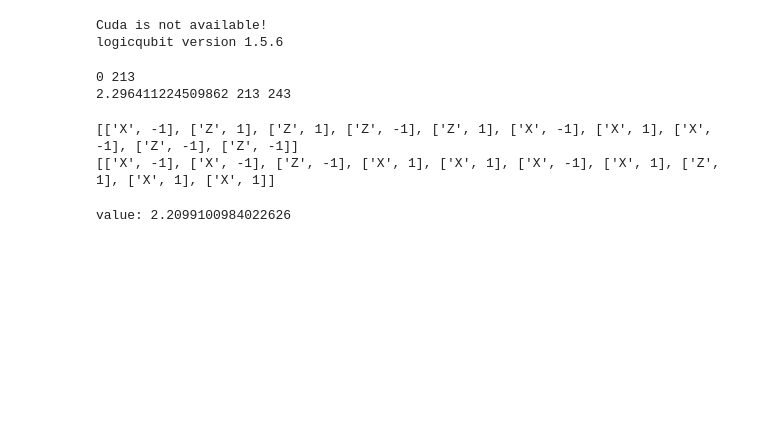
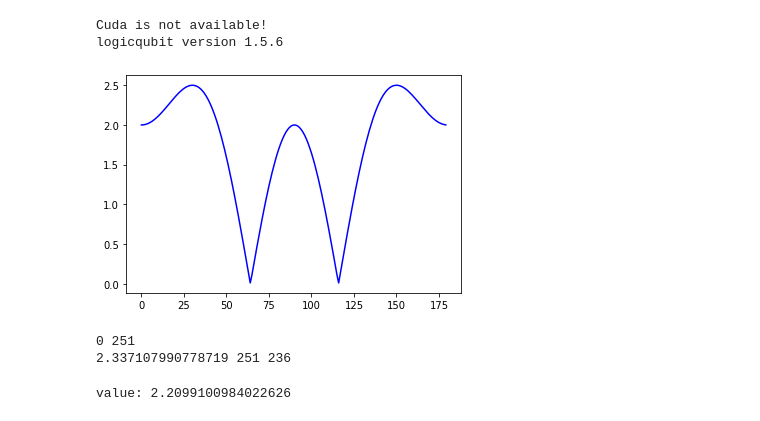
Before and after one commit to clnrp/logicqubit-algorithms, a Jupyter notebook: E91_ry.ipynb, the cells around one changed output. Drawn from its saved outputs; the diff is of its cells as text; code cells hidden in the pictures; blank space fills up the shorter version.

Commit message:
fix Bob rotation, and add angle

```diff
--- a/E91_ry.ipynb
+++ b/E91_ry.ipynb
@@ -5,6 +5,53 @@ import matplotlib.pyplot as plt
 # %% [output]
 Cuda is not available!
 logicqubit version 1.5.6
+# %%
+def measurement(type_A, type_B, angle):
+    logicQuBit = LogicQuBit(2)
+
+    gates = Gates()
+    ZZ = gates.Z().kron(gates.Z())
+
+    angle = angle*pi/180
+
+    A = Qubit()
+    B = Qubit()
+
+    # generate entangled state |01>+|10>
+    A.H()
+    B.CNOT(A)
+    B.X()
+    #B.Z()
+
+    # Alice choose the measurement
+    if 'X' in type_A:
+        A.RY(2*angle)
+
+    # Bob choose the measurement
+    if 'X' in type_B:
+        B.RY(2*angle)
+
+    psi = logicQuBit.getPsi()
+    value = (psi.adjoint()*ZZ*psi).get()[0]
+
+    return value
+
+step = 1
+angles = np.arange(0, 180, step)
+result = []
+for angle in angles:
+    zz = measurement('Z','Z', angle)
+    xz = measurement('X','Z', angle)
+    zx = measurement('Z','X', angle)
+    xx = measurement('X','X', angle)
+    inequality = zz + xz + zx - xx
+    inequality = sqrt(inequality.real * inequality.real)
+    result.append(inequality)
+
+plt.plot(angles, result, color='blue')
+plt.show()
+# %% [output]
+[figure, added]
 # %%
 # |<C>| = |<z.z> + <x.z> + <z.x> - <x.x>| <= 2
 def bell_inequality(A, B):
@@ -53,7 +100,7 @@ def measurements(eva=False, attempts=10, angle = 45):
 
         # Alice choose the measurement
         measure_type_A = random.choice(['Z', 'X'])
-        if 'X' in measure_type_A:
+        if 'X' == measure_type_A:
             A.RY(2*angle)
             #A.H()
 
@@ -64,14 +111,14 @@ def measurements(eva=False, attempts=10, angle = 45):
         # Eva performs the measurement
         if eva:
             measure_type_E = random.choice(['Z', 'X'])
-            if 'X' in measure_type_E:
+            if 'X' == measure_type_E:
                 B.RY(2*angle)
                 #B.H()
             m_E = logicQuBit.Measure_One(B)[0]
 
         # Bob choose the measurement
         measure_type_B = random.choice(['Z', 'X'])
-        if 'X' in measure_type_B:
+        if 'X' == measure_type_B:
             B.RY(2*angle)
             #B.H()
 
@@ -101,14 +148,8 @@ key_diff = [i for i in key if i]
 print(size_key_z, size_key_x)
 print(bell.real, len(key), len(error))
 # %% [output]
-0 213
-2.296411224509862 213 243
+0 251
+2.337107990778719 251 236
-# %%
-print(measure_A[:10])
-print(measure_B[:10])
-# %% [output]
-[['X', -1], ['Z', 1], ['Z', 1], ['Z', -1], ['Z', 1], ['X', -1], ['X', 1], ['X', -1], ['Z', -1], ['Z', -1]]
-[['X', -1], ['X', -1], ['Z', -1], ['X', 1], ['X', 1], ['X', -1], ['X', 1], ['Z', 1], ['X', 1], ['X', 1]]
 # %%
 # without eva, angle = 0 - 50
 step = 1
```
Also changed, not shown: 2 other files.
